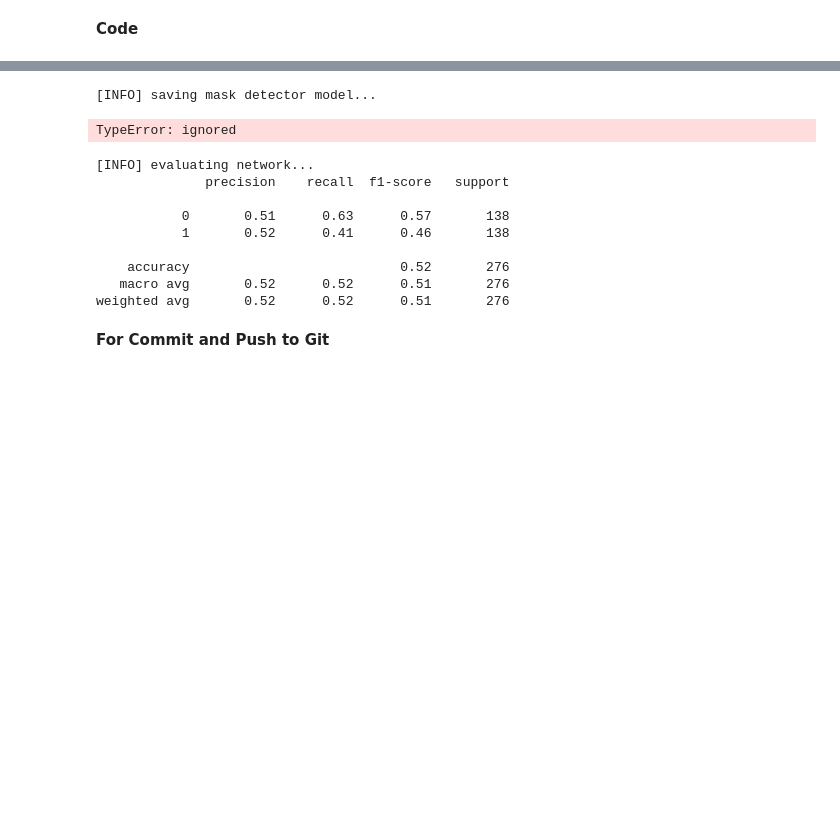
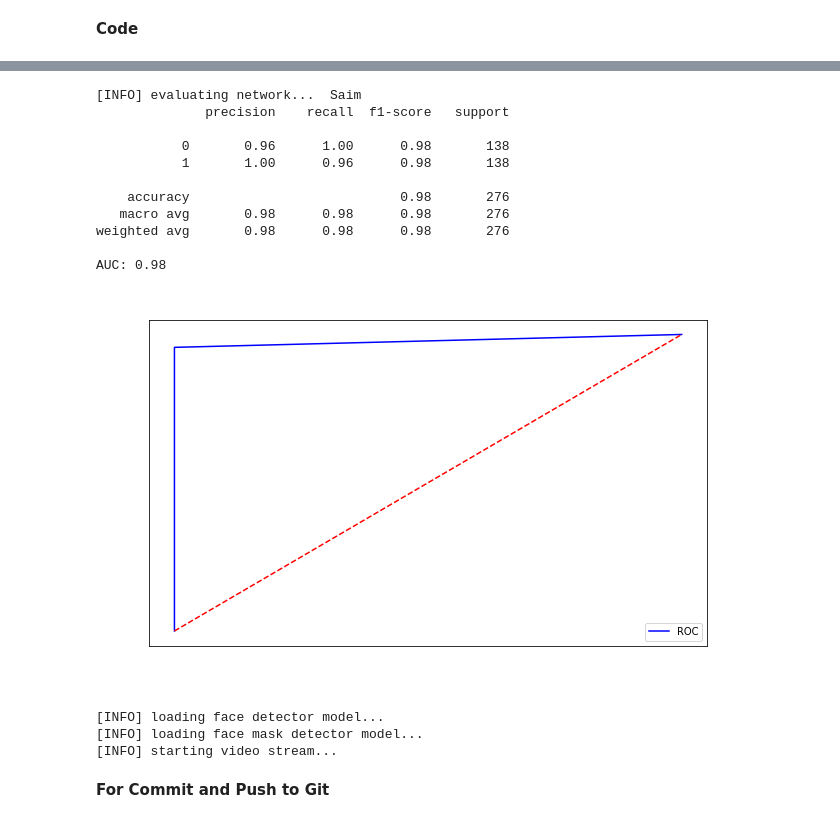
Before and after one commit to Vishal14sw20/Facial-Mask-Detection, a Jupyter notebook: Demo.ipynb, the cells around one changed output, grey strips where cells are left out. Drawn from its saved outputs; the diff is of its cells as text; code cells hidden in the pictures; blank space fills up the shorter version.

Commit message:
called face detection function in Demo file and commented it from Architecture file Made ROC curve for better model evaluation made a way to load the saved model in the demo file

```diff
--- a/Demo.ipynb
+++ b/Demo.ipynb
@@ -36,5 +32,5 @@ Downloading data from https://storage.googleapis.com/tensorflow/keras-applicatio
 images_path = 'dataset'
 
 # hyper parameters
-hyper_params = {"lr": 1e-4,"batch_size": 32,"epochs": 3}
+hyper_params = {"lr": 1e-4,"batch_size": 32,"epochs": 10}
 # %%
@@ -63,23 +71,35 @@ Epoch 3/3
 # %%
 # save model
 Model.save_model(model)
-# %% [output]
-[INFO] saving mask detector model...
-TypeError: ignored
+# %%
+from tensorflow.keras.models import load_model
+
+model = load_model('classifier_model.h5')
 # %%
 # test accuracy
+import imp
+imp.reload(Test)
 
 Test.evalute_report(model,testX,testY,hyper_params)
 # %% [output]
-[INFO] evaluating network...
+[INFO] evaluating network...  Saim
               precision    recall  f1-score   support
 
-           0       0.51      0.63      0.57       138
-           1       0.52      0.41      0.46       138
+           0       0.96      1.00      0.98       138
+           1       1.00      0.96      0.98       138
 
-    accuracy                           0.52       276
-   macro avg       0.52      0.52      0.51       276
-weighted avg       0.52      0.52      0.51       276
+    accuracy                           0.98       276
+   macro avg       0.98      0.98      0.98       276
+weighted avg       0.98      0.98      0.98       276
+
+AUC: 0.98
+[figure, added]
+# %%
+Architecture.face_detection()
+# %% [output]
+[INFO] loading face detector model...
+[INFO] loading face mask detector model...
+[INFO] starting video stream...
 # %% [markdown]
 **For Commit and Push to Git**
 # %%
```
Also changed, not shown: parts of 4 cells of this notebook, 4 other files.
